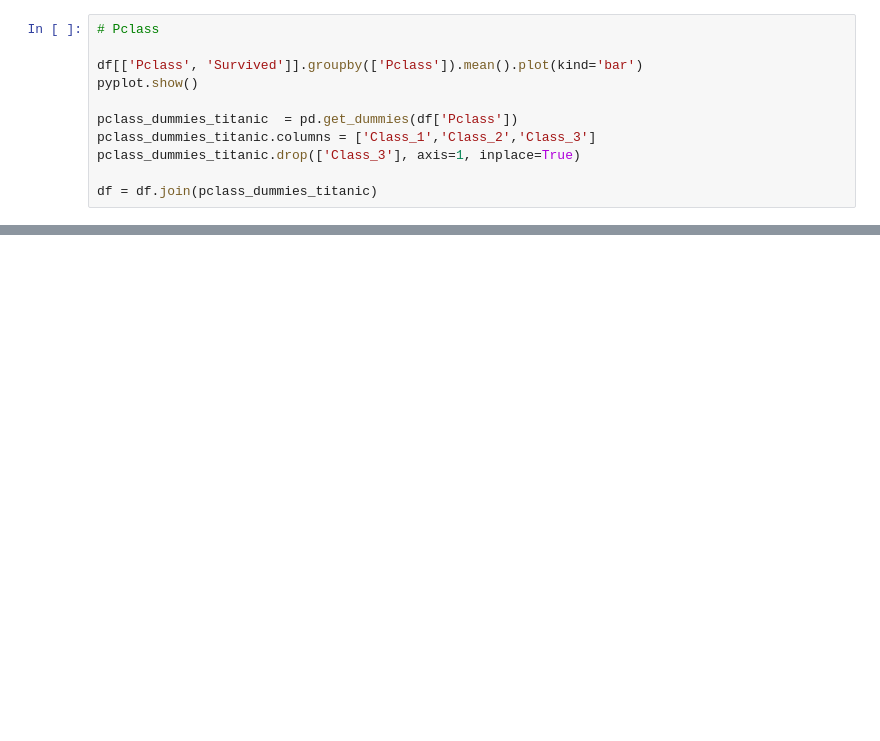
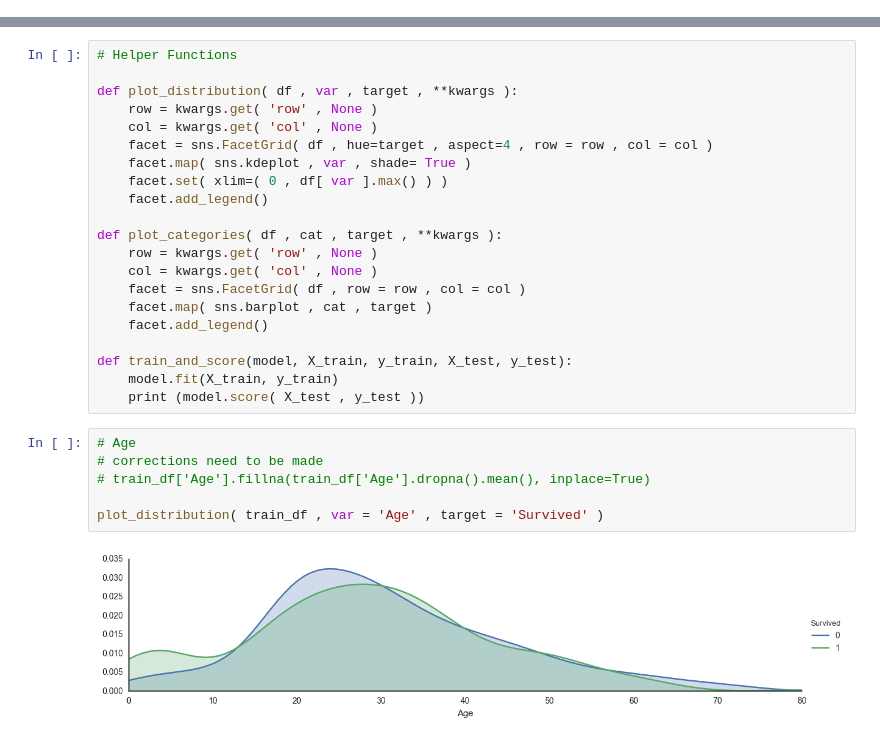
Before and after one commit to cseale/kaggle-titanic, a Jupyter notebook: notebook.ipynb, the cells around one changed output, grey strips where cells are left out. Drawn from its saved outputs; the diff is of its cells as text; blank space fills up the shorter version.

Commit message:
Model improvements

```diff
--- a/notebook.ipynb
+++ b/notebook.ipynb
@@ -68,11 +0,0 @@ pyplot.show()
-# %%
-# Pclass
-
-df[['Pclass', 'Survived']].groupby(['Pclass']).mean().plot(kind='bar')
-pyplot.show()
-
-pclass_dummies_titanic  = pd.get_dummies(df['Pclass'])
-pclass_dummies_titanic.columns = ['Class_1','Class_2','Class_3']
-pclass_dummies_titanic.drop(['Class_3'], axis=1, inplace=True)
-
-df = df.join(pclass_dummies_titanic)
@@ -175,0 +81,29 @@ submission.to_csv('predictions.csv', index=False)
+# %%
+# Helper Functions
+
+def plot_distribution( df , var , target , **kwargs ):
+    row = kwargs.get( 'row' , None )
+    col = kwargs.get( 'col' , None )
+    facet = sns.FacetGrid( df , hue=target , aspect=4 , row = row , col = col )
+    facet.map( sns.kdeplot , var , shade= True )
+    facet.set( xlim=( 0 , df[ var ].max() ) )
+    facet.add_legend()
+
+def plot_categories( df , cat , target , **kwargs ):
+    row = kwargs.get( 'row' , None )
+    col = kwargs.get( 'col' , None )
+    facet = sns.FacetGrid( df , row = row , col = col )
+    facet.map( sns.barplot , cat , target )
+    facet.add_legend()
+
+def train_and_score(model, X_train, y_train, X_test, y_test):
+    model.fit(X_train, y_train)
+    print (model.score( X_test , y_test ))
+# %%
+# Age
+# corrections need to be made
+# train_df['Age'].fillna(train_df['Age'].dropna().mean(), inplace=True)
+
+plot_distribution( train_df , var = 'Age' , target = 'Survived' )
+# %% [output]
+[figure, added]
```
Also changed, not shown: parts of 34 cells of this notebook.
